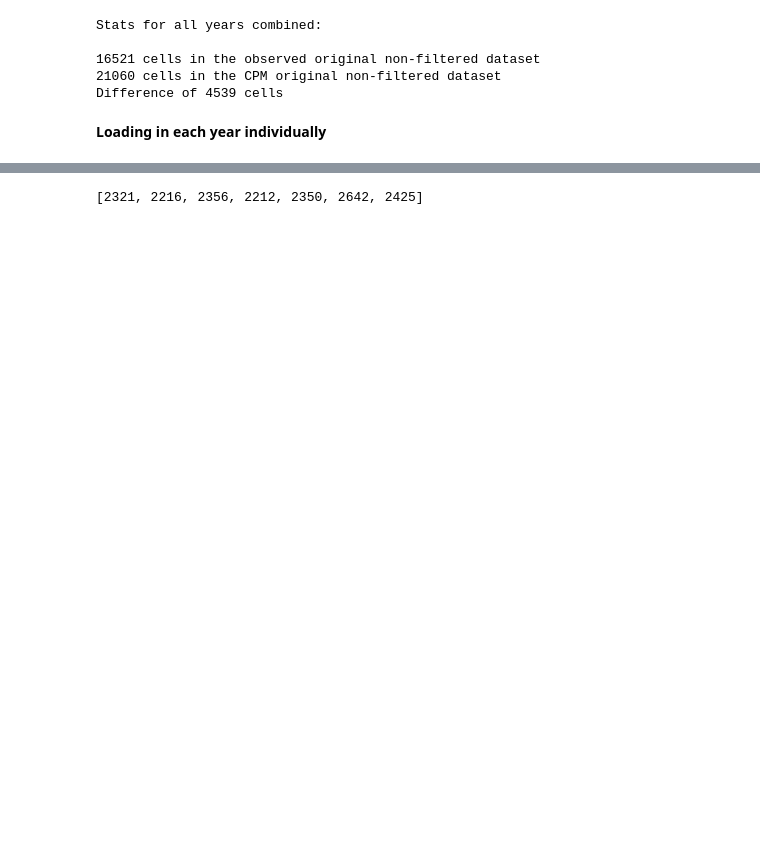
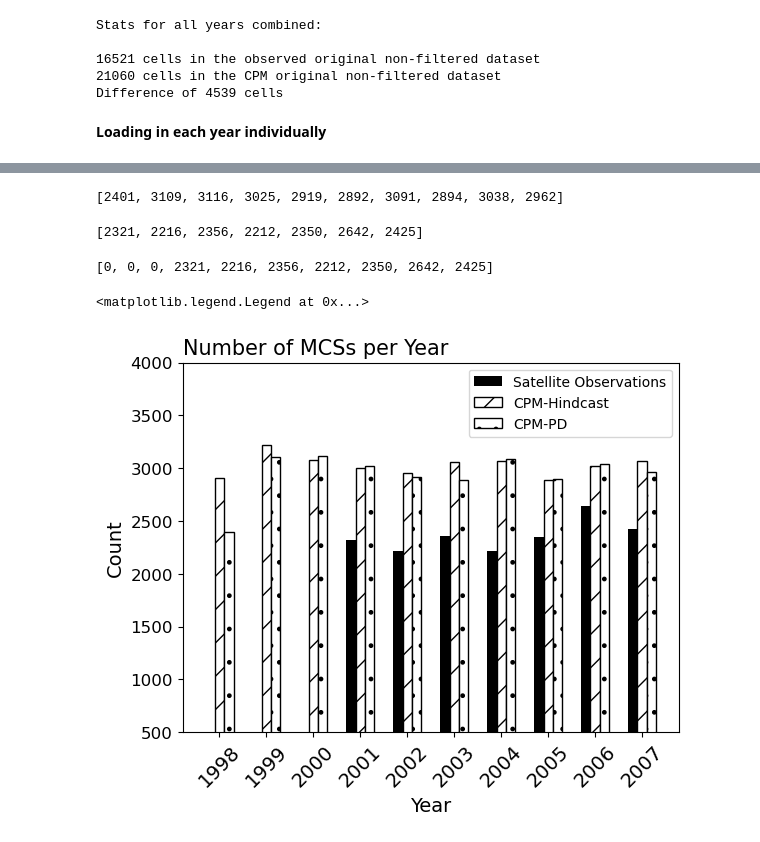
Before and after one commit to harrietgilmour/analysis, a Jupyter notebook: interannual_variability.ipynb, the cells around one changed output, grey strips where cells are left out. Cells and saved outputs as stored; diff of their text form; code cells hidden in the pictures; blank space fills up the shorter version.

```diff
--- a/interannual_variability.ipynb
+++ b/interannual_variability.ipynb
@@ -41,6 +41,11 @@ Difference of 4539 cells
 # %% [markdown]
 **Loading in each year individually**
 # %%
+## CPM-Hindcast tracks ##
+
+yr_1998_cpm = pd.read_hdf('/project/cssp_brazil/mcs_tracking_HG/CPM_HINDCAST_TRACKS/final_tracks_CPM_REGRIDDED/merged/1998/CCPF_1998.hdf', 'table')
+yr_1999_cpm = pd.read_hdf('/project/cssp_brazil/mcs_tracking_HG/CPM_HINDCAST_TRACKS/final_tracks_CPM_REGRIDDED/merged/1999/CCPF_1999.hdf', 'table')
+yr_2000_cpm = pd.read_hdf('/project/cssp_brazil/mcs_tracking_HG/CPM_HINDCAST_TRACKS/final_tracks_CPM_REGRIDDED/merged/2000/CCPF_2000.hdf', 'table')
 yr_2001_cpm = pd.read_hdf('/project/cssp_brazil/mcs_tracking_HG/CPM_HINDCAST_TRACKS/final_tracks_CPM_REGRIDDED/merged/2001/CCPF_2001.hdf', 'table')
 yr_2002_cpm = pd.read_hdf('/project/cssp_brazil/mcs_tracking_HG/CPM_HINDCAST_TRACKS/final_tracks_CPM_REGRIDDED/merged/2002/CCPF_2002.hdf', 'table')
 yr_2003_cpm = pd.read_hdf('/project/cssp_brazil/mcs_tracking_HG/CPM_HINDCAST_TRACKS/final_tracks_CPM_REGRIDDED/merged/2003/CCPF_2003.hdf', 'table')
@@ -60,7 +80,7 @@ yr_2007_obs = pd.read_hdf('/project/cssp_brazil/mcs_tracking_HG/OBS_TRACKS/final
 ## Finding the number of MCSs in each year in CPM and obs
 
 
-dataframes = [yr_2001_cpm, yr_2002_cpm, yr_2003_cpm, yr_2004_cpm, yr_2005_cpm, yr_2006_cpm, yr_2007_cpm, yr_2001_obs, yr_2002_obs, yr_2003_obs, yr_2004_obs, yr_2005_obs, yr_2006_obs, yr_2007_obs]
+dataframes = [yr_1998_cpm, yr_1999_cpm, yr_2000_cpm, yr_2001_cpm, yr_2002_cpm, yr_2003_cpm, yr_2004_cpm, yr_2005_cpm, yr_2006_cpm, yr_2007_cpm, yr_1998_pd, yr_1999_pd, yr_2000_pd, yr_2001_pd, yr_2002_pd, yr_2003_pd, yr_2004_pd, yr_2005_pd, yr_2006_pd, yr_2007_pd, yr_2001_obs, yr_2002_obs, yr_2003_obs, yr_2004_obs, yr_2005_obs, yr_2006_obs, yr_2007_obs]
 
 unique_cells = []
 
@@ -70,8 +90,9 @@ for dataframe in dataframes:
 # %%
 ## First 7 values in the list are from the CPM and last 7 are from the obs
 
-unique_cells_cpm = unique_cells[:7]
-unique_cells_obs = unique_cells[7:]
+unique_cells_cpm = unique_cells[:10]
+unique_cells_pd = unique_cells[10:20]
+unique_cells_obs = unique_cells[20:]
 # %%
 unique_cells_cpm
 # %% [output]
@@ -79,4 +100,63 @@ unique_cells_cpm
+# %%
+unique_cells_pd
+# %% [output]
+[2401, 3109, 3116, 3025, 2919, 2892, 3091, 2894, 3038, 2962]
 # %%
 unique_cells_obs
 # %% [output]
 [2321, 2216, 2356, 2212, 2350, 2642, 2425]
+# %%
+unique_cells_obs.insert(0, 0) ## inserting zeros to the list for years 1998, 1999 and 2000 as there's no satellite data
+unique_cells_obs.insert(0, 0)
+unique_cells_obs.insert(0, 0)
+unique_cells_obs
+# %% [output]
+[0, 0, 0, 2321, 2216, 2356, 2212, 2350, 2642, 2425]
+# %%
+# Plot of total no. MCSs in each region in Jan 2005
+
+import matplotlib
+matplotlib.rcdefaults()
+#plt.figure(figsize=(16,10))
+
+N = 10
+ind = np.arange(N)
+width = 0.2
+
+# Choose the height of the bars
+obs_height = unique_cells_obs
+cpm_height = unique_cells_cpm
+pd_height = unique_cells_pd
+
+
+# Choose the names of the bars
+bars = ('1998', '1999', '2000', '2001', '2002', '2003', '2004', '2005', '2006', '2007')
+x_pos = np.arange(len(bars))
+
+# c = ['teal', 'crimson', 'darkblue', 'orange', 'darkred']
+
+obs = obs_height
+bar1 = plt.bar(bars, obs, width, color = 'k',label='Satellite Observations')
+
+cpm = cpm_height
+bar2 = plt.bar(ind+width, cpm, width, color= 'white', edgecolor='k',hatch='/',label='CPM-Hindcast')
+
+pd = pd_height
+bar3 = plt.bar(ind+width*2, pd, width, color= 'white', edgecolor='k',hatch='.',label='CPM-PD')
+
+
+
+
+# Create bars
+# plt.bar(bars, obs_height, color=c, width=0.6)
+# plt.bar(bars, cpm_height, color='white', edgecolor=c, hatch='/', width=0.6)
+plt.xticks(ind+width*1, fontsize=14, rotation=45)
+plt.yticks(fontsize=12)
+plt.ylabel('Count',fontsize=14)
+plt.xlabel('Year',fontsize=14)
+plt.ylim(500, 4000)
+plt.title('Number of MCSs per Year',fontsize=15,loc='left')
+plt.legend(loc='best')
+# %% [output]
+<matplotlib.legend.Legend at 0x...>
+[figure, added]
```
Also changed, not shown: parts of 5 cells of this notebook.
